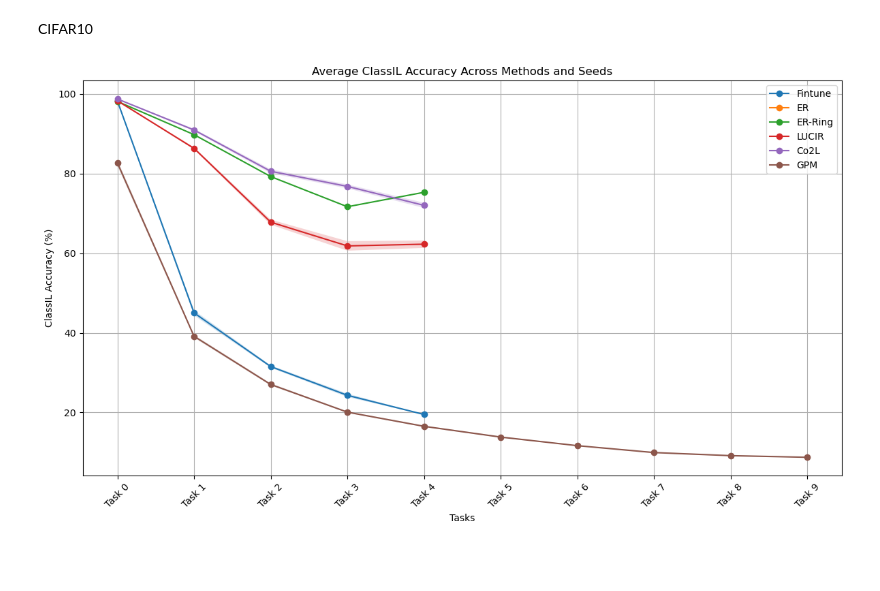
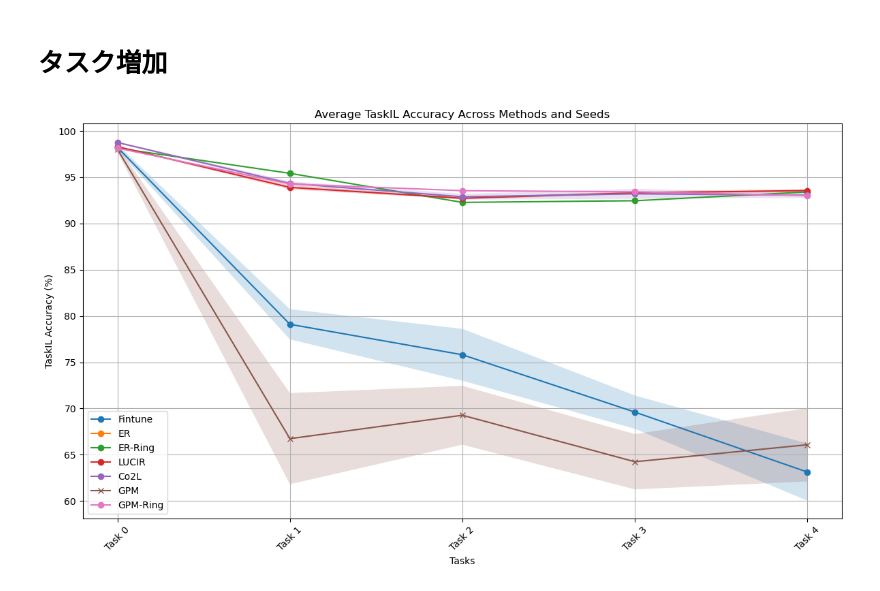
Before and after one commit to KoyoImai/surey, a Jupyter notebook: CIL/logs/glaph.ipynb, the cells around one changed output. Drawn from its saved outputs; the diff is of its cells as text; code cells hidden in the pictures; blank space fills up the shorter version.

```diff
--- a/CIL/logs/glaph.ipynb
+++ b/CIL/logs/glaph.ipynb
@@ -221,5 +401,5 @@ plt.show()
-# %% [markdown]
-CIFAR10
+# %% [markdown]
+# タスク増加
 # %%
 import re
 import numpy as np
@@ -263,11 +443,18 @@ method_log_files = {
         '/home/kouyou/ContinualLearning/survey/CIL/logs/co2l/co2l_co2l_ring2000_cifar10_seed4_date2025_04_12/exp_log/experiment.log',
     ],
     'GPM': [
-        '/home/kouyou/ContinualLearning/survey/CIL/logs/gpm/gpm_gpm_ring0_cifar100_seed0_date2025_04_09/exp_log/experiment.log',
-        '/home/kouyou/ContinualLearning/survey/CIL/logs/gpm/gpm_gpm_ring0_cifar100_seed1_date2025_04_09/exp_log/experiment.log',
-        '/home/kouyou/ContinualLearning/survey/CIL/logs/gpm/gpm_gpm_ring0_cifar100_seed2_date2025_04_09/exp_log/experiment.log',
-        '/home/kouyou/ContinualLearning/survey/CIL/logs/gpm/gpm_gpm_ring0_cifar100_seed3_date2025_04_09/exp_log/experiment.log',
-        '/home/kouyou/ContinualLearning/survey/CIL/logs/gpm/gpm_gpm_ring0_cifar100_seed4_date2025_04_09/exp_log/experiment.log',
+        '/home/kouyou/ContinualLearning/survey/CIL/logs/gpm/gpm_gpm_ring0_cifar10_seed0_date2025_04_14/exp_log/experiment.log',
+        '/home/kouyou/ContinualLearning/survey/CIL/logs/gpm/gpm_gpm_ring0_cifar10_seed1_date2025_04_14/exp_log/experiment.log',
+        '/home/kouyou/ContinualLearning/survey/CIL/logs/gpm/gpm_gpm_ring0_cifar10_seed2_date2025_04_14/exp_log/experiment.log',
+        '/home/kouyou/ContinualLearning/survey/CIL/logs/gpm/gpm_gpm_ring0_cifar10_seed3_date2025_04_14/exp_log/experiment.log',
+        # '/home/kouyou/ContinualLearning/survey/CIL/logs/gpm/gpm_gpm_ring0_cifar10_seed4_date2025_04_14/exp_log/experiment.log',
+    ],
+    'GPM-Ring': [
+        '/home/kouyou/ContinualLearning/survey/CIL/logs/gpm/gpm_gpm_ring2000_cifar10_seed0_date2025_04_14/exp_log/experiment.log',
+        # '/home/kouyou/ContinualLearning/survey/CIL/logs/gpm/gpm_gpm_ring2000_cifar10_seed1_date2025_04_14/exp_log/experiment.log',
+        # '/home/kouyou/ContinualLearning/survey/CIL/logs/gpm/gpm_gpm_ring2000_cifar10_seed2_date2025_04_14/exp_log/experiment.log',
+        # '/home/kouyou/ContinualLearning/survey/CIL/logs/gpm/gpm_gpm_ring2000_cifar10_seed3_date2025_04_14/exp_log/experiment.log',
+        # '/home/kouyou/ContinualLearning/survey/CIL/logs/gpm/gpm_gpm_ring2000_cifar10_seed4_date2025_04_14/exp_log/experiment.log',
     ],
 }
 
@@ -281,51 +468,53 @@ for method_name, log_files in method_log_files.items():
 
     for log_file in log_files:
         tasks = []
-        classil_accuracies = []
+        taskil_accuracies = []
 
         with open(log_file, 'r') as file:
             for line in file:
-                match = re.search(r'task (\d+) Epoch (\d+):.*ClassIL_accuracy=([\d\.]+)', line)
+                match = re.search(r'task (\d+) Epoch (\d+):.*TaskIL_accuracy=([\d\.]+)', line)
                 if match:
-                    task_id, epoch, classil_acc = match.groups()
+                    task_id, epoch, taskil_acc = match.groups()
                     task_id, epoch = int(task_id), int(epoch)
-                    classil_acc = float(classil_acc)
+                    taskil_acc = float(taskil_acc)
 
                     if len(tasks) == 0 or tasks[-1] != task_id:
                         tasks.append(task_id)
-                        classil_accuracies.append([])
+                        taskil_accuracies.append([])
 
-                    classil_accuracies[-1].append(classil_acc)
+                    taskil_accuracies[-1].append(taskil_acc)
 
         # 各タスク終了時の最終精度を抽出
-        final_accuracies = [accs[-1] for accs in classil_accuracies]
+        final_accuracies = [accs[-1] for accs in taskil_accuracies]
         all_seed_task_accuracies.append(final_accuracies)
 
     # NumPy配列に変換し、シードごとに平均値と標準偏差を計算
     all_seed_task_accuracies = np.array(all_seed_task_accuracies)
     mean_accuracies = np.mean(all_seed_task_accuracies, axis=0)
     std_accuracies = np.std(all_seed_task_accuracies, axis=0)
 
     # タスクのインデックスを作成
     task_indices = [f'Task {i}' for i in range(len(mean_accuracies))]
 
     # 各手法の平均精度をプロット
-    plt.plot(task_indices, mean_accuracies, marker='o', linestyle='-', label=f'{method_name}')
+    if method_name == "FS-DGPM" or method_name == "GPM":
+        plt.plot(task_indices, mean_accuracies, marker='x', linestyle='-', label=f'{method_name}')
+    else:
+        plt.plot(task_indices, mean_accuracies, marker='o', linestyle='-', label=f'{method_name}')
 
-    # 標準偏差の範囲をプロット
     plt.fill_between(task_indices,
                      mean_accuracies - std_accuracies,
                      mean_accuracies + std_accuracies,
                      alpha=0.2)
 
 # グラフ設定
-plt.title('Average ClassIL Accuracy Across Methods and Seeds')
+plt.title('Average TaskIL Accuracy Across Methods and Seeds')
 plt.xlabel('Tasks')
-plt.ylabel('ClassIL Accuracy (%)')
+plt.ylabel('TaskIL Accuracy (%)')
 plt.grid(True)
 plt.xticks(rotation=45)
 plt.legend()
 plt.tight_layout()
 plt.show()
 # %% [output]
-[figure, old version]
+[figure, new version]
```
Also changed, not shown: parts of 13 cells of this notebook, 41 other files.
